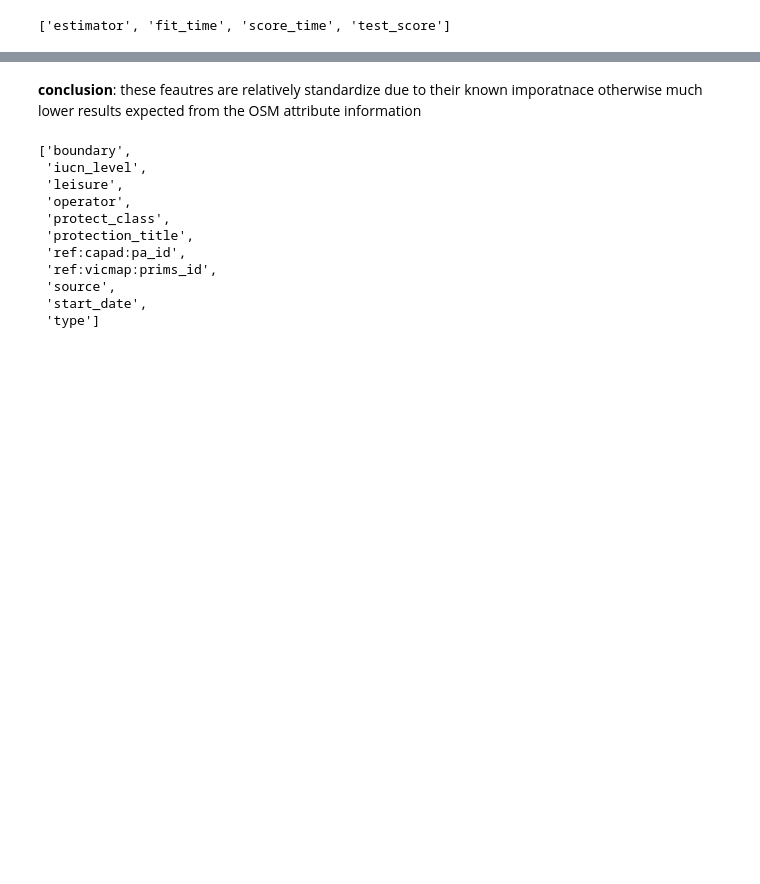
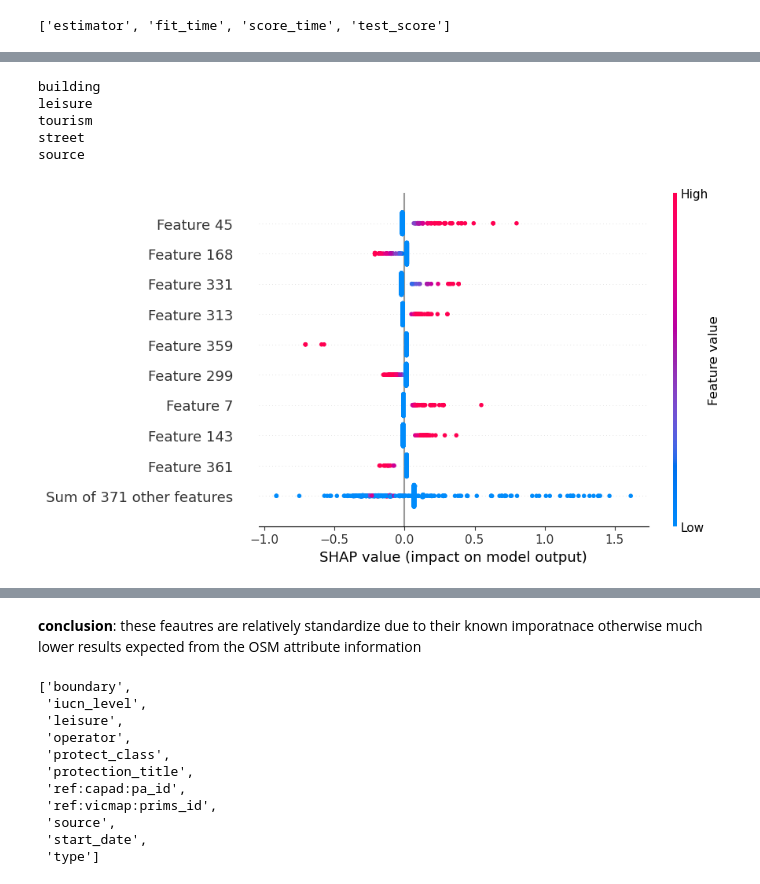
Before and after one commit to hamzeiehsan/leisure-walking-analysis, a Jupyter notebook: 4. final analysis.ipynb, the cells around one changed output, grey strips where cells are left out. Cells and saved outputs as stored; diff of their text form; code cells hidden in the pictures; blank space fills up the shorter version.

```diff
--- a/4. final analysis.ipynb
+++ b/4. final analysis.ipynb
@@ -471,0 +508,15 @@ classification_report(target_test, pred, output_dict=True)
+# %%
+# 2- society
+print(feature_names[45]) #   important!
+print(feature_names[168]) #   important!
+print(feature_names[331]) #  important!
+print(feature_names[313])#  important!
+print(feature_names[299]) #   important!
+shap.plots.beeswarm(explanation[:,:,2])
+# %% [output]
+building
+leisure
+tourism
+street
+source
+[figure, added]
```
Also changed, not shown: parts of 30 cells of this notebook, 1 other file.
